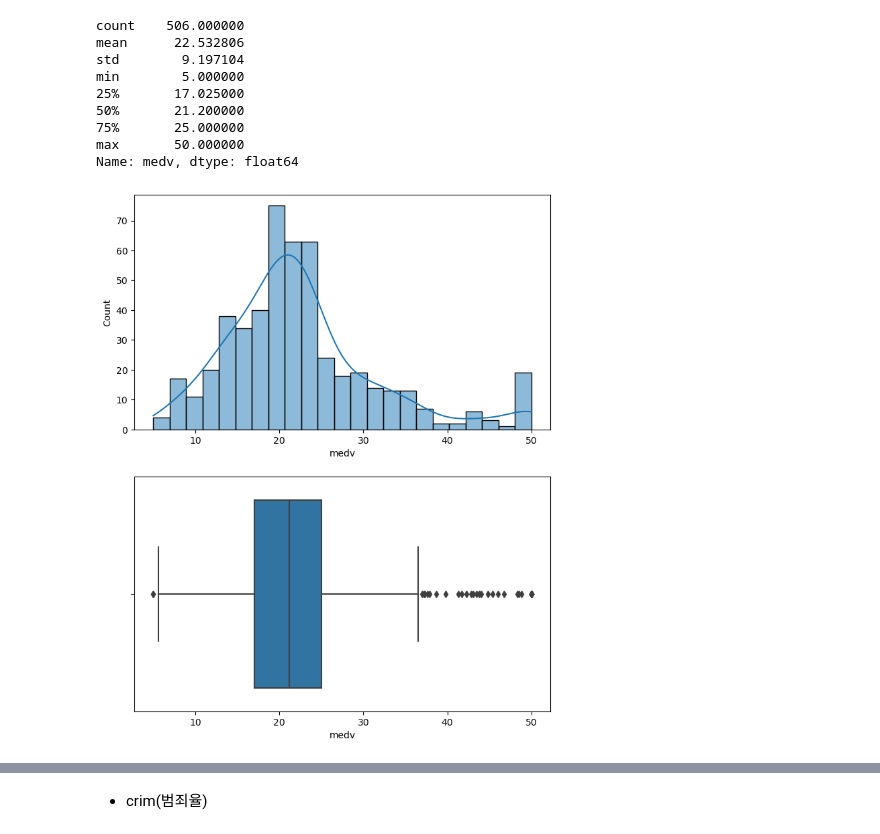
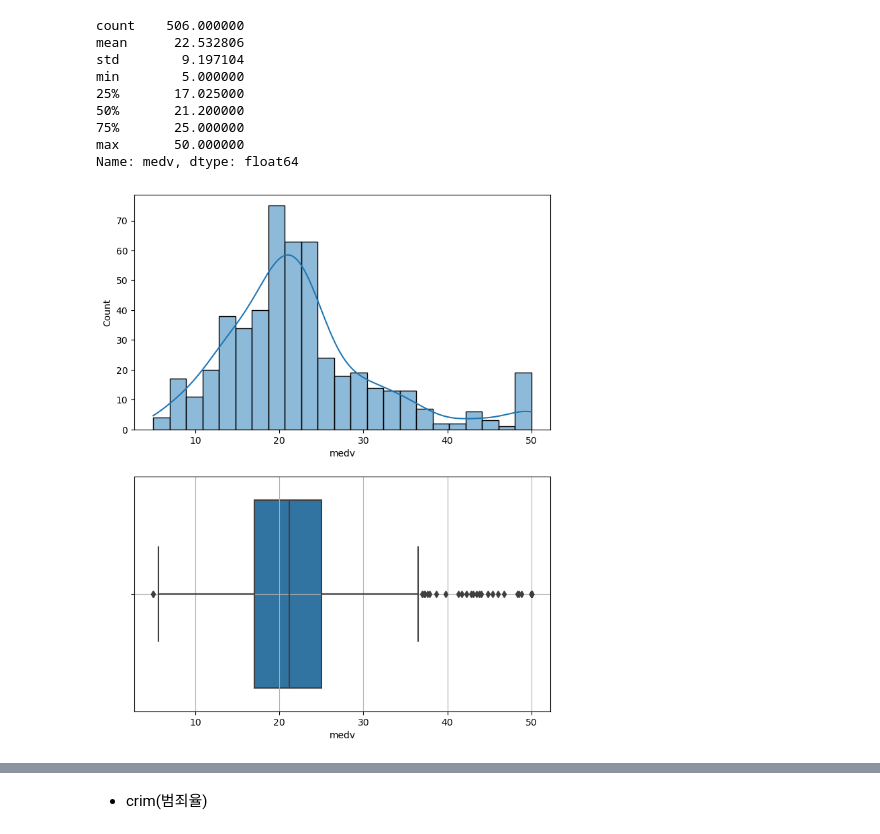
Before and after one commit to Jihwan98/aivle_school, a Jupyter notebook: 2023.02.07_데이터처리_실습/05 - 단변량분석.ipynb, the cells around one changed output, grey strips where cells are left out. Cells and saved outputs as stored; diff of their text form; code cells hidden in the pictures.

```diff
--- a/2023.02.07_데이터처리_실습/05 - 단변량분석.ipynb
+++ b/2023.02.07_데이터처리_실습/05 - 단변량분석.ipynb
@@ -694,12 +694,13 @@ Name: medv, dtype: float64
 # %%
 # 시각화
 plt.figure(figsize=(8, 10))
 plt.subplot(2, 1, 1)
-sns.histplot(boston[var], kde=True)
+sns.histplot(x=var, data=boston, kde=True)
 
 plt.subplot(2, 1, 2)
-sns.boxplot(x=boston[var])
+sns.boxplot(x=var, data=boston)
+plt.grid()
 
 plt.show()
 # %% [output]
-[figure, old version]
+[figure, new version]
```
Also changed, not shown: parts of 12 cells of this notebook, 3 other files.
